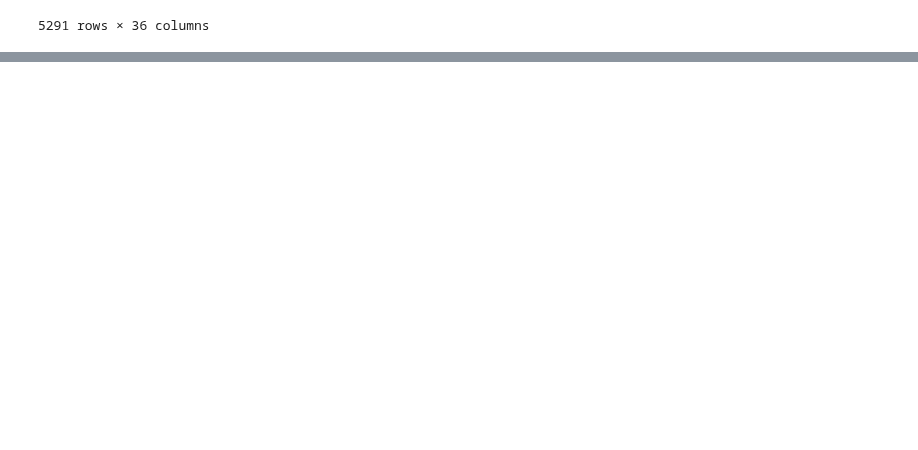
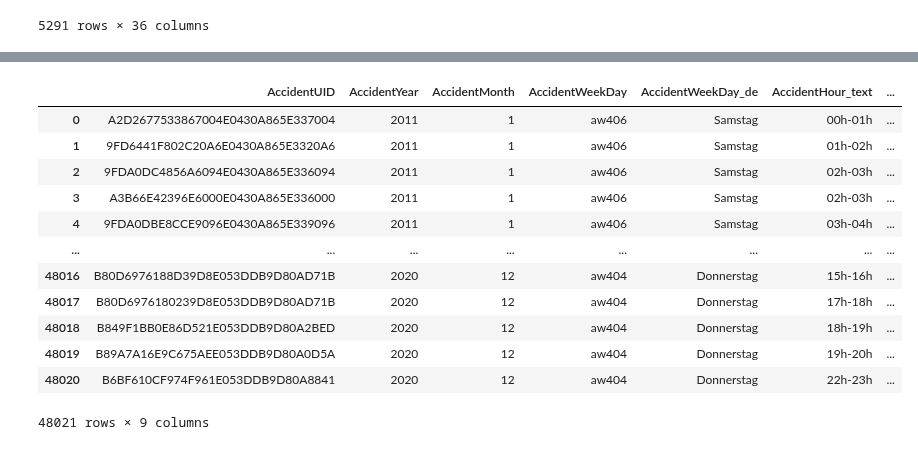
Before and after one commit to Antonio-226/Big-Data-Analytics-Group-Project, a Jupyter notebook: WeatherAccidents.ipynb, the cells around one changed output, grey strips where cells are left out. Cells and saved outputs as stored; diff of their text form; code cells hidden in the pictures; blank space fills up the shorter version.

Commit message:
infer the exact data of the accident
Infer the exact date from the data based on the assumption that the data is in chronological order (will be confirmed with the data owner)

```diff
--- a/WeatherAccidents.ipynb
+++ b/WeatherAccidents.ipynb
@@ -53,0 +136,16 @@ df_accidents[df_accidents["AccidentYear"]==2020]
+# %%
+df_accidents[['AccidentUID', 'AccidentYear', 'AccidentMonth', 'AccidentWeekDay', 'AccidentWeekDay_de', 'AccidentHour_text', 'day', 'date', 'AccidentHour']]
+# %% [output]
+|  | AccidentUID | AccidentYear | AccidentMonth | AccidentWeekDay | AccidentWeekDay_de | AccidentHour_text | ... |
+| 0 | A2D2677533867004E0430A865E337004 | 2011 | 1 | aw406 | Samstag | 00h-01h | ... |
+| 1 | 9FD6441F802C20A6E0430A865E3320A6 | 2011 | 1 | aw406 | Samstag | 01h-02h | ... |
+| 2 | 9FDA0DC4856A6094E0430A865E336094 | 2011 | 1 | aw406 | Samstag | 02h-03h | ... |
+| 3 | A3B66E42396E6000E0430A865E336000 | 2011 | 1 | aw406 | Samstag | 02h-03h | ... |
+| 4 | 9FDA0DBE8CCE9096E0430A865E339096 | 2011 | 1 | aw406 | Samstag | 03h-04h | ... |
+| ... | ... | ... | ... | ... | ... | ... | ... |
+| 48016 | B80D6976188D39D8E053DDB9D80AD71B | 2020 | 12 | aw404 | Donnerstag | 15h-16h | ... |
+| 48017 | B80D6976180239D8E053DDB9D80AD71B | 2020 | 12 | aw404 | Donnerstag | 17h-18h | ... |
+| 48018 | B849F1BB0E86D521E053DDB9D80A2BED | 2020 | 12 | aw404 | Donnerstag | 18h-19h | ... |
+| 48019 | B89A7A16E9C675AEE053DDB9D80A0D5A | 2020 | 12 | aw404 | Donnerstag | 19h-20h | ... |
+| 48020 | B6BF610CF974F961E053DDB9D80A8841 | 2020 | 12 | aw404 | Donnerstag | 22h-23h | ... |
+48021 rows × 9 columns
```
Also changed, not shown: parts of 5 cells of this notebook.
